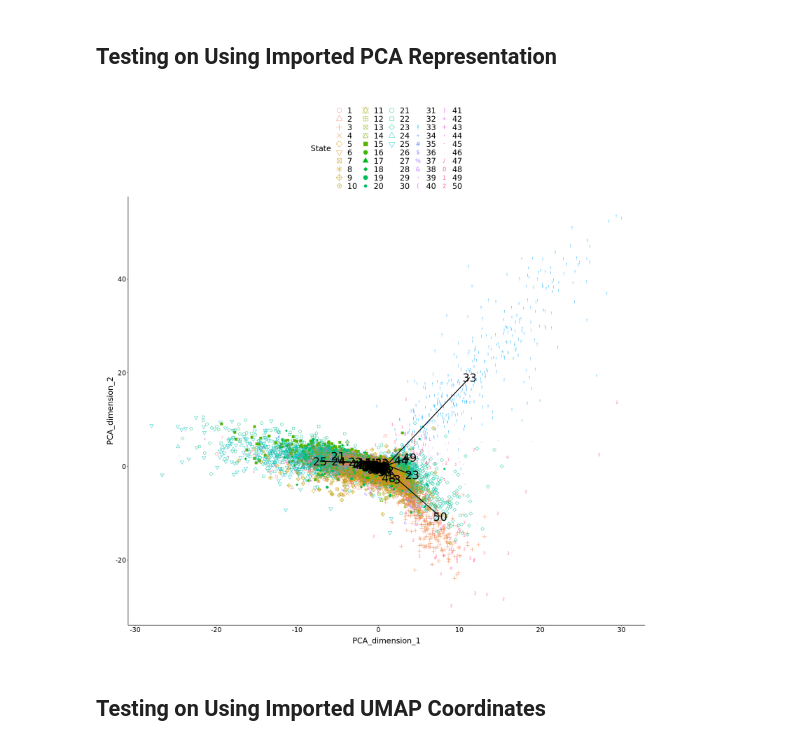
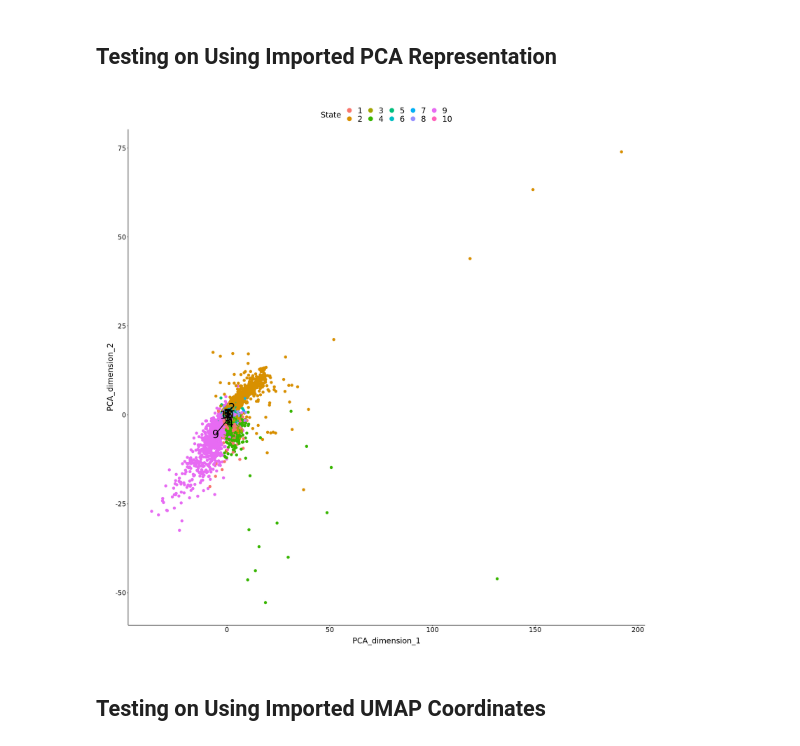
Before and after one commit to duke-chsi-informatics/iyer_tumor, a Jupyter notebook: part10_Test_TSCAN.ipynb, the cells around one changed output. Cells and saved outputs as stored; diff of their text form; code cells hidden in the pictures.

```diff
--- a/part10_Test_TSCAN.ipynb
+++ b/part10_Test_TSCAN.ipynb
@@ -80,7 +42,7 @@ singlegeneplot(CCL4expr, TSCANorder(sample310_cluster,flip=TRUE,orderonly=FALSE)
 # %% [markdown]
 ## Testing on Using Imported PCA Representation
 # %%
-PCA_matrix = read.csv(file = '/scratch/PCA_mapped_cell_coordinates.csv')
+PCA_matrix = read.csv(file = '/scratch/PCA_coordinates.csv')
 # %%
 rownames(PCA_matrix) = PCA_matrix[,'X']
 PCA_matrix = PCA_matrix[,2:ncol(PCA_matrix)]
@@ -91,10 +53,10 @@ PCA_matrix = PCA_matrix[1:nrow(PCA_matrix)-1,]
 names(clusterid) = colnames(PCA_matrix)
 # %%
 # the reduce=F argument is crucial, without it the function performs SVD again
-tscan_cluster = exprmclust(PCA_matrix,cluster=clusterid,reduce=F)
+PCA_cluster = exprmclust(PCA_matrix,cluster=clusterid,reduce=F)
 # %%
 set_plot_dimensions(20,20)
 # %%
-plotmclust(tscan_cluster)+scale_shape_manual(values=c(1:50))
+plotmclust(PCA_cluster)+scale_shape_manual(values=c(1:50))
 # %% [output]
-[figure, old version]
+[figure, new version]
```
Also changed, not shown: parts of 34 cells of this notebook, 3 other files.
